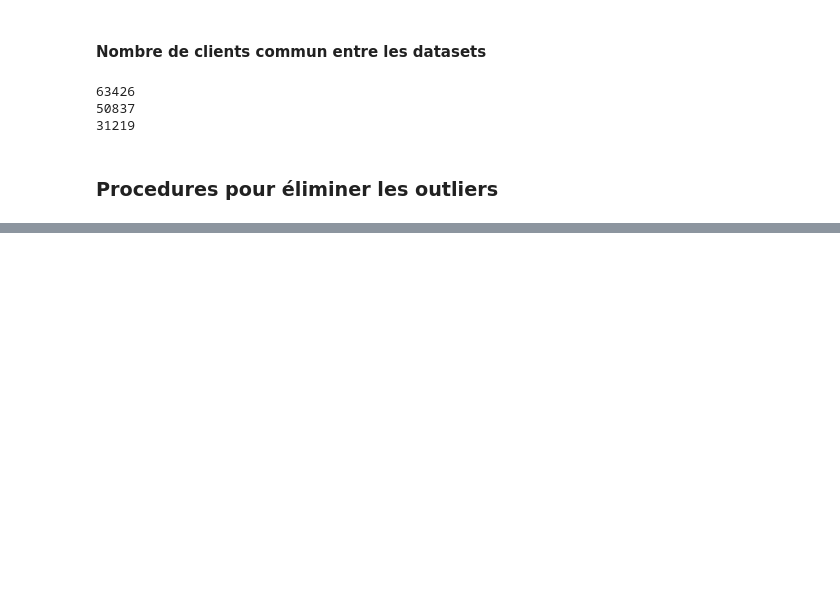
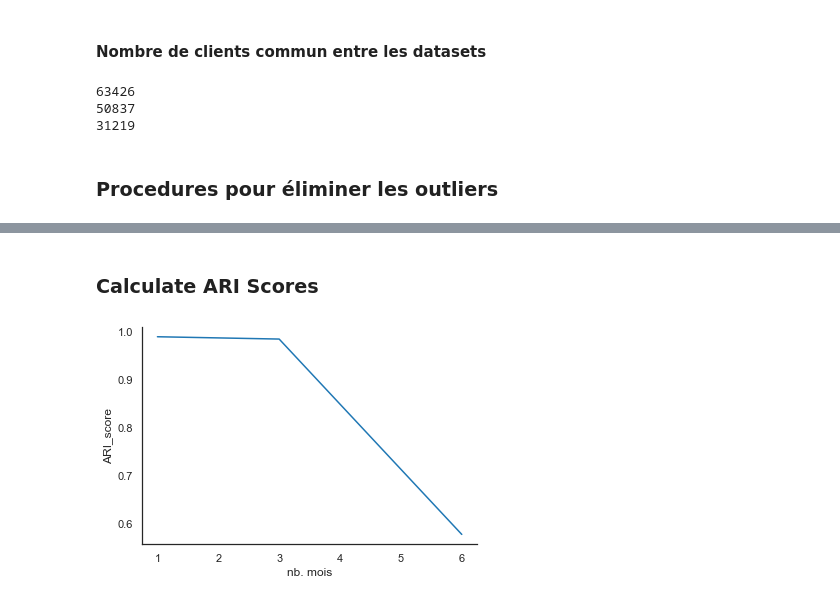
Before and after one commit to mrcreasey/oc-ds-p5-unsupervised-clustering, a Jupyter notebook: P5_03_simulation.ipynb, the cells around one changed output, grey strips where cells are left out. Cells and saved outputs as stored; diff of their text form; code cells hidden in the pictures; blank space fills up the shorter version.

Commit message:
run predictions and calculate ARI scores

```diff
--- a/P5_03_simulation.ipynb
+++ b/P5_03_simulation.ipynb
@@ -287,0 +337,22 @@ T0.pipe(find_outliers).pipe(drop_outliers).shape
+# %%
+K = 7
+# predict T0 clusters based on data at T0
+true_T0, _ = run_fit_model(df_T0, model, FEATURES, k=K)
+
+fit_T1, fitted_model_T1 = run_fit_model(df_T1, model, FEATURES, k=K)
+# predict T0 clusters based on data at T1
+predict_T1 = run_predict_model(df_T0, fitted_model_T1, FEATURES)
+
+
+fit_T3, fitted_model_T3 = run_fit_model(df_T3, model, FEATURES, k=K)
+# predict T0 clusters based on data at T3
+predict_T3 = run_predict_model(df_T0, fitted_model_T3, FEATURES)
+
+fit_T6, fitted_model_T6 = run_fit_model(df_T6, model, FEATURES, k=K)
+# predict T0 clusters based on data at T6
+predict_T6 = run_predict_model(df_T0, fitted_model_T6, FEATURES)
+print(df_T0.shape)
+# true_T0 on ajoute les colonnes 'cluster_id' et 'outlier' (indicateur = ['yes'|'no'])
+print(true_T0.shape)
+# predict_T1 on ajoute la colonne 'cluster_id'
+print(predict_T1.shape)
@@ -287,0 +373,26 @@ T0.pipe(find_outliers).pipe(drop_outliers).shape
+# %% [markdown]
+### Calculate ARI Scores
+# %%
+from sklearn.metrics import adjusted_rand_score
+
+
+def calc_ari_score(df_true: pd.DataFrame, df_predicted: pd.DataFrame, cluster_col='cluster_id'):
+    in_both = df_true.index.intersection(df_predicted.index)
+    ari = adjusted_rand_score(
+        df_true.loc[in_both, cluster_col],
+        df_predicted.loc[in_both, cluster_col]
+    )
+    return ari
+
+
+df_ari = pd.DataFrame([], columns={'nb. mois', 'ARI_score'})
+df_ari = df_ari.append({'nb. mois': 1, 'ARI_score': calc_ari_score(
+    true_T0, predict_T1)}, ignore_index=True)
+df_ari = df_ari.append({'nb. mois': 3, 'ARI_score': calc_ari_score(
+    true_T0, predict_T3)}, ignore_index=True)
+df_ari = df_ari.append({'nb. mois': 6, 'ARI_score': calc_ari_score(
+    true_T0, predict_T6)}, ignore_index=True)
+sns.lineplot(data=df_ari, x='nb. mois', y='ARI_score')
+sns.despine()
+# %% [output]
+[figure, added]
```
Also changed, not shown: parts of 27 cells of this notebook.
